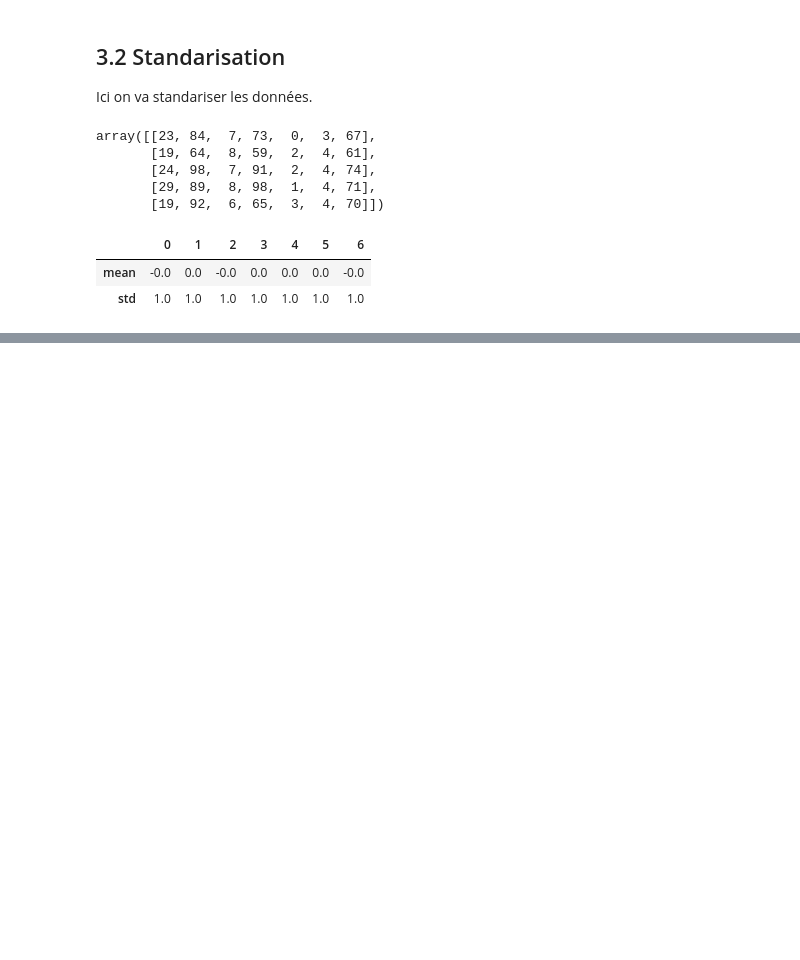
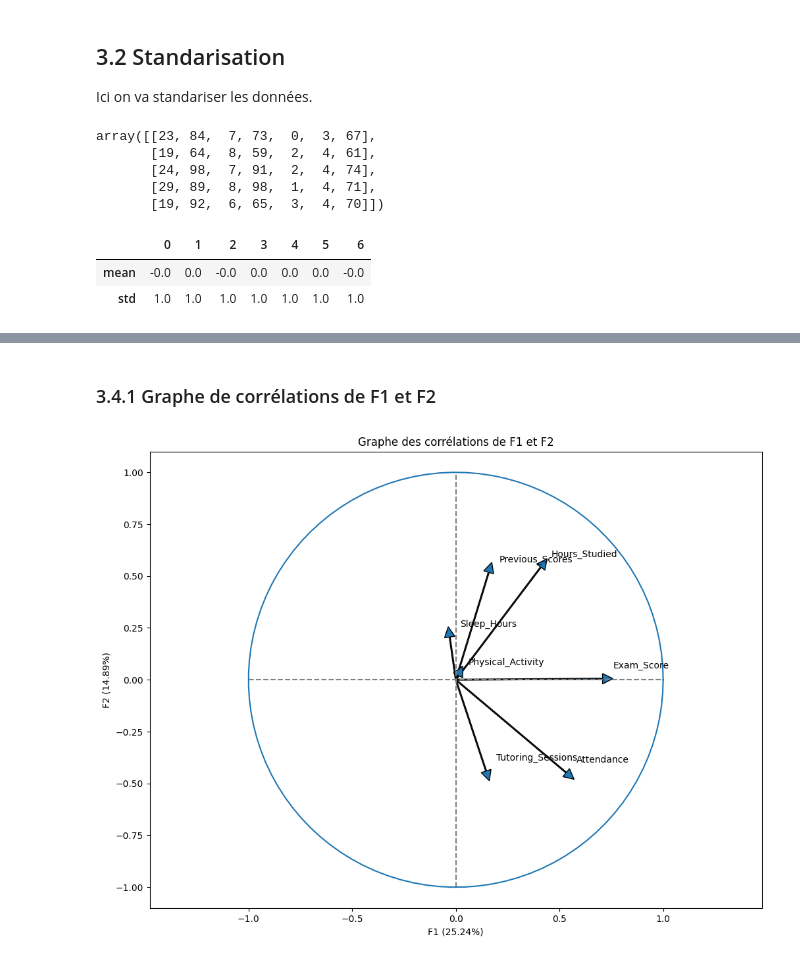
Before and after one commit to Harlequelrah/student_exam_performance_dataset_analysis, a Jupyter notebook: project/main.ipynb, the cells around one changed output, grey strips where cells are left out. Drawn from its saved outputs; the diff is of its cells as text; code cells hidden in the pictures; blank space fills up the shorter version.

```diff
--- a/project/main.ipynb
+++ b/project/main.ipynb
@@ -700,0 +872,8 @@ pd.DataFrame(X_Scaled).describe().round().loc[['mean','std']]
+# %% [markdown]
+### 3.4.1 Graphe de corrélations de F1 et F2
+# %%
+# Choix des axes de PC1 et PC2
+x_y=(0,1)
+correlations_graph(x_y=x_y,features=features,pcs=pcs,scree=scree)
+# %% [output]
+[figure, added]
```
Also changed, not shown: parts of 31 cells of this notebook.
